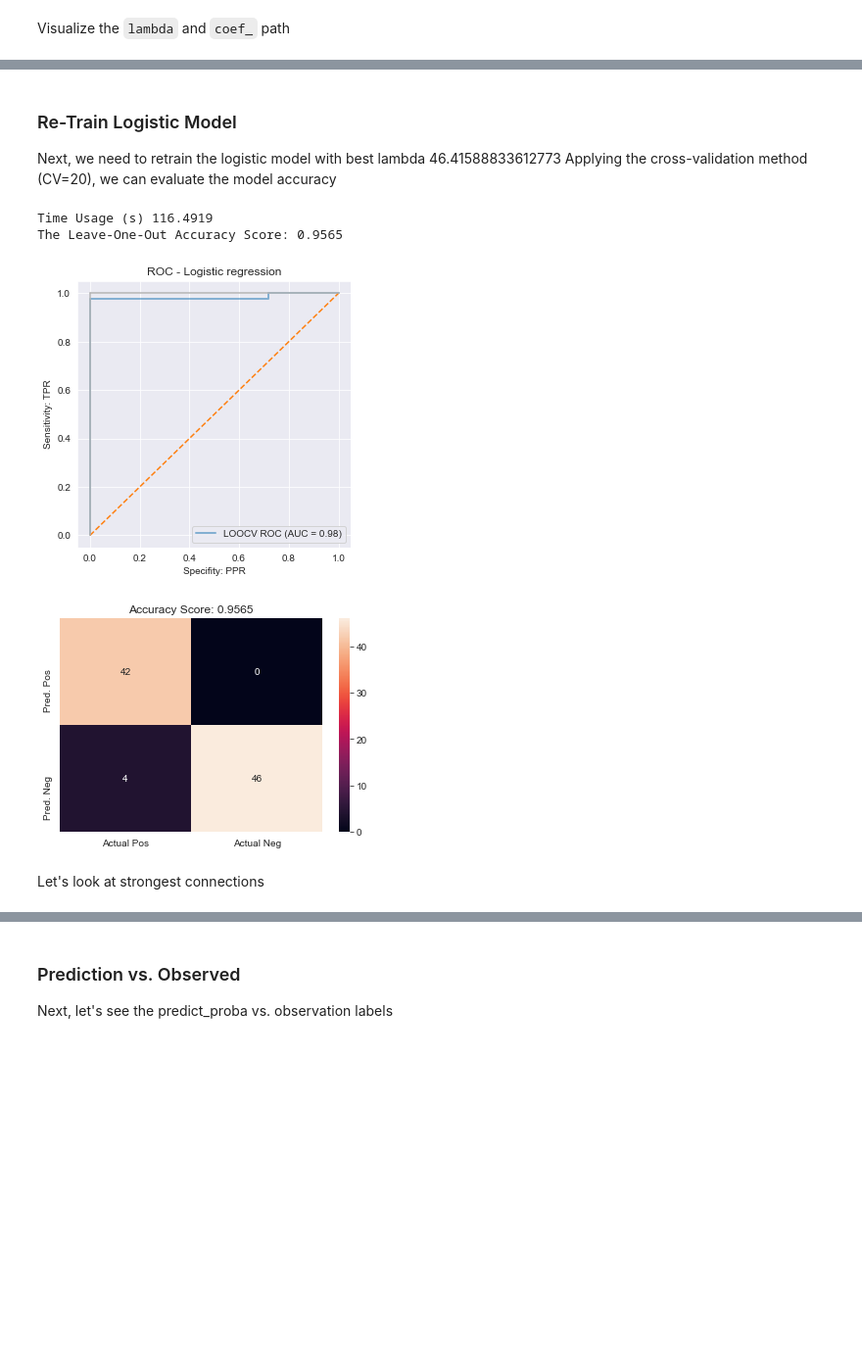
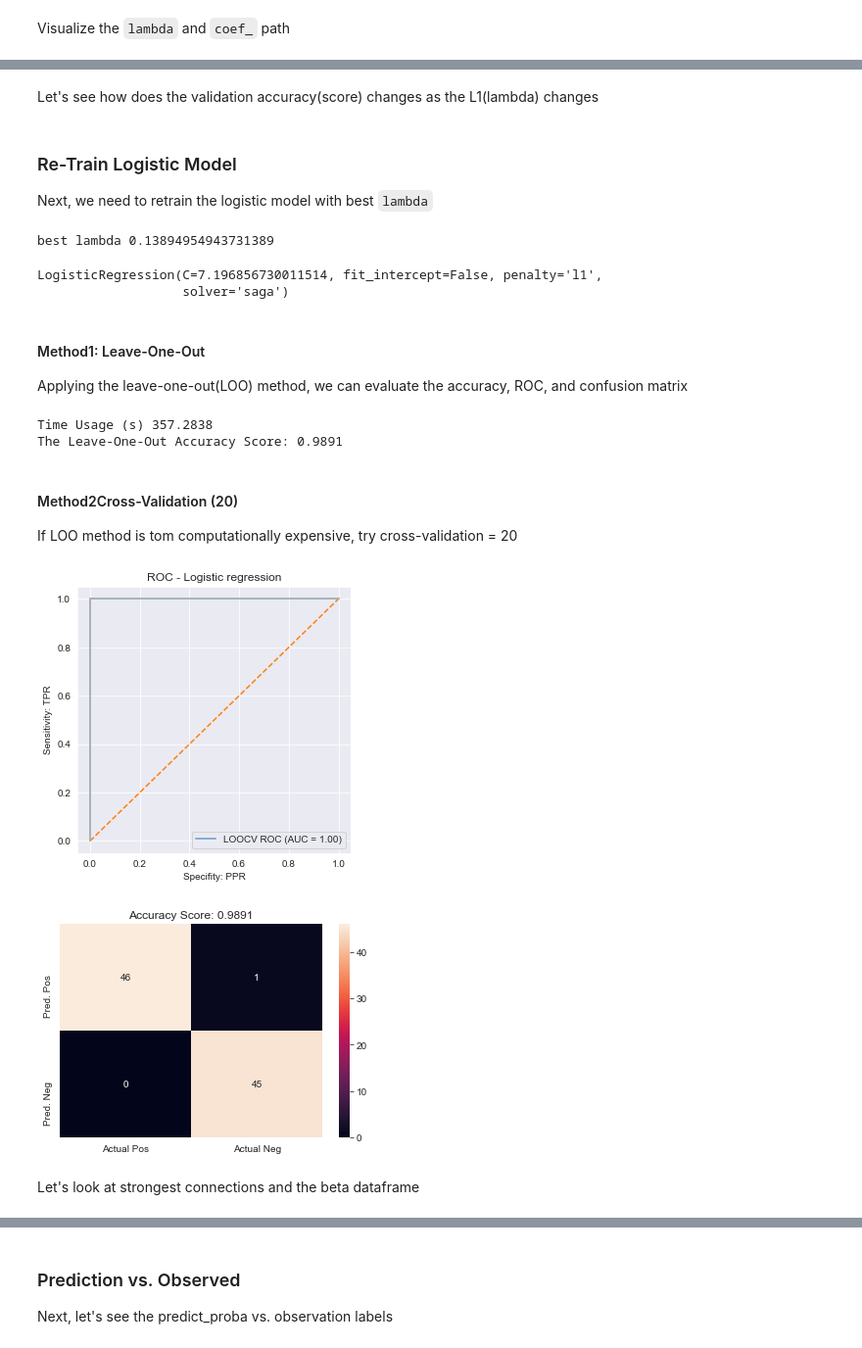
Before and after one commit to UWCCDL/RLvIBL, a Jupyter notebook: rsfmri/gambling_rfmri.ipynb, the cells around one changed output, grey strips where cells are left out. Shown at 98% size. Saved outputs shown, nothing was run; the diff lists cells and outputs as text; code cells hidden in the pictures; blank space fills up the shorter version.

Commit message:
lasso analysis: use partial corr

```diff
--- a/rsfmri/gambling_rfmri.ipynb
+++ b/rsfmri/gambling_rfmri.ipynb
@@ -71,19 +117,19 @@ Now, we obtain connectivity vector for NOI by combining `censor` with `subj_cens
 # %%
 # define network of interest (NOI)
 NOI = [
-        # "Uncertain",
-        # "Sensory/somatomotor Hand",
-        # "Sensory/somatomotor Mouth",
+        "Uncertain",
+        "Sensory/somatomotor Hand",
+        "Sensory/somatomotor Mouth",
         "Cingulo-opercular Task Control",
-        # "Auditory",
+        "Auditory",
         "Default mode",
         "Memory retrieval?",
         "Ventral attention",
-        # "Visual",
+        "Visual",
         "Fronto-parietal Task Control",
-        # "Salience",
+        "Salience",
         "Subcortical",
-        # "Cerebellar",
+        "Cerebellar",
         "Dorsal attention"
 ]
 # %%
@@ -124,0 +172,4 @@ Time usage: 13.626s
+# %%
+# random GS (200s +)
+grid_result1 = random_grid_search_lasso(subj_censored, features, DV, num_cv=20, plot_path=True)
+_ = plot_regularization_score(grid_result1)
@@ -125,27 +192,53 @@ Time usage: 13.626s
+# %%
+grid_result = grid_result1
+# %% [markdown]
+Let's see how does the validation accuracy(score) changes as the L1(lambda) changes
 # %% [markdown]
 ### Re-Train Logistic Model
 
-Next, we need to retrain the logistic model with best lambda 46.41588833612773
-Applying the cross-validation method (CV=20), we can evaluate the model accuracy
+Next, we need to retrain the logistic model with best `lambda`
 # %%
 best_C = grid_result.best_params_['C']
+print('best lambda', 1.0/best_C)
+
 best_lasso_model = LogisticRegression(penalty='l1', solver='saga', C=best_C, fit_intercept=False)
+best_lasso_model.fit(subj_censored[features], subj_censored[DV])
+# %% [output]
+best lambda 0.13894954943731389
+LogisticRegression(C=7.196856730011514, fit_intercept=False, penalty='l1',
+                   solver='saga')
+# %% [markdown]
+#### Method1: Leave-One-Out
+
+Applying the leave-one-out(LOO) method, we can evaluate the accuracy, ROC, and confusion matrix
 # %%
-all_ytrue, all_yhat, all_yprob = loocv_logistic_model(subj_censored, features, DV, best_C)
+# LOO is computationally expensive (400s +)
+all_ytrue, all_yhat, all_yprob = loocv_logistic_retrain(subj_censored, features, DV, best_C)
 loo_accuracy = accuracy_score(all_ytrue, all_yhat)
 
 print('The Leave-One-Out Accuracy Score: {:.4f}'.format(loo_accuracy))
 # %% [output]
-Time Usage (s) 116.4919
-The Leave-One-Out Accuracy Score: 0.9565
+Time Usage (s) 357.2838
+The Leave-One-Out Accuracy Score: 0.9891
+# %% [markdown]
+#### Method2Cross-Validation (20)
+
+If LOO method is tom computationally expensive, try cross-validation = 20
+# %%
+# CV = 20 is more efficient (200s +)
+
+all_ytrue, all_yhat, all_yprob, _ =cv_logistic_retrain(subj_censored, features, DV, best_C, 20)
+loo_accuracy = accuracy_score(all_ytrue, all_yhat)
+
+print('The Cross-Validation(20) Accuracy Score: {:.4f}'.format(loo_accuracy))
 # %%
 plot_roc_curve_loo(all_ytrue, all_yprob)
 # %% [output]
-[figure, old version]
+[figure, new version]
 # %%
-plot_confusion_matrix_loo(all_ytrue, all_yhat)
+plot_confusion_matrix_loo(subj_censored[DV].values, all_yhat)
 # %% [output]
-[figure, old version]
+[figure, new version]
 # %% [markdown]
-Let's look at strongest connections
+Let's look at strongest connections and the beta dataframe
 # %%
```
Also changed, not shown: parts of 20 cells of this notebook, 1 other file.
